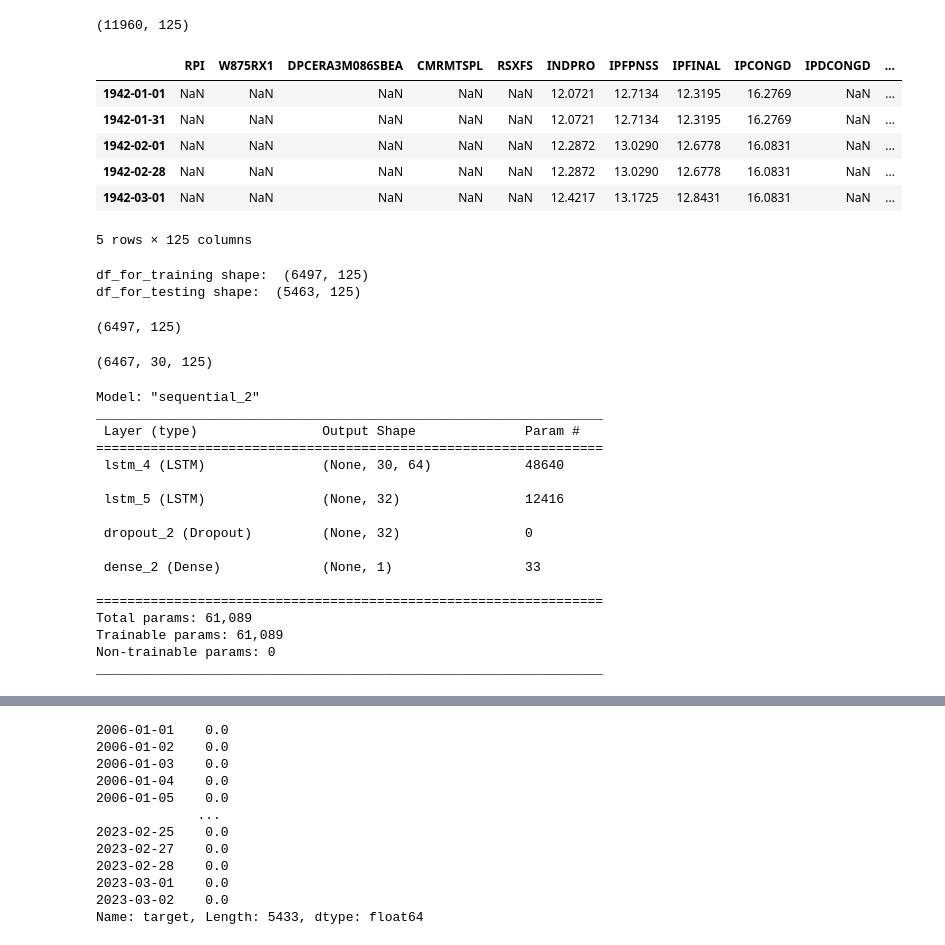
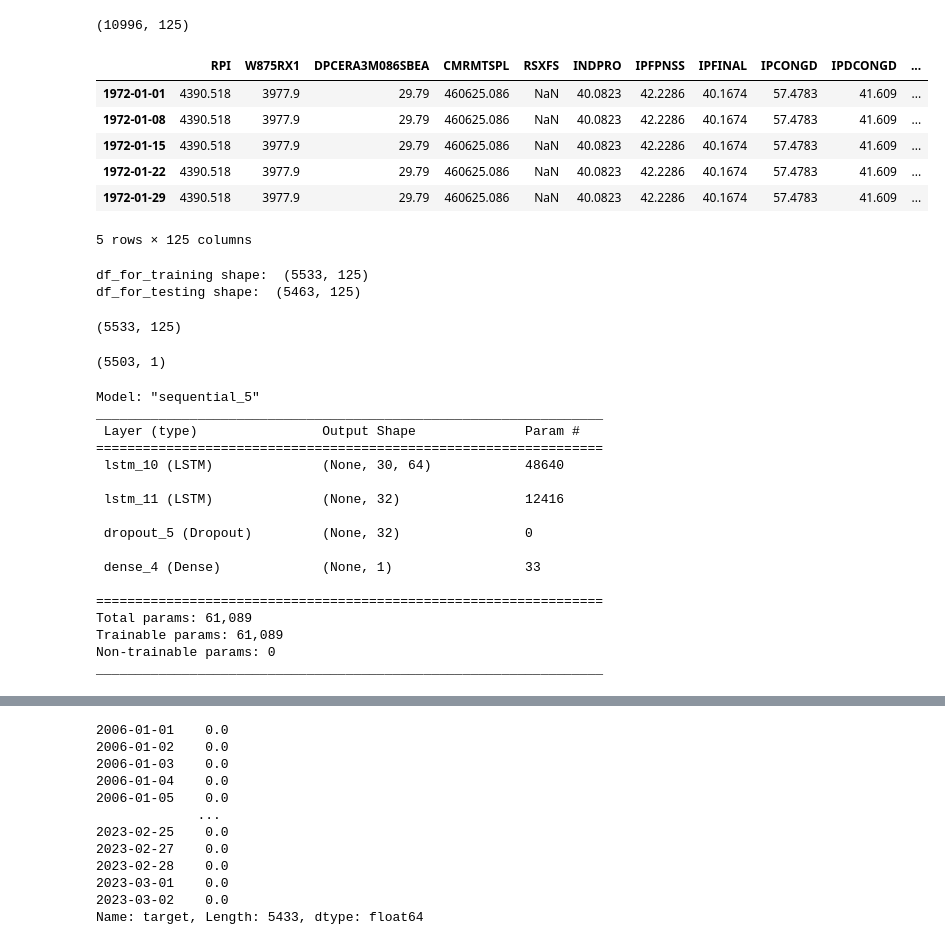
Before and after one commit to AmineMahdioui/projet-de-fin-d-annee, a Jupyter notebook: New try LSTM.ipynb, the cells around one changed output, grey strips where cells are left out. Cells and saved outputs as stored; diff of their text form; code cells hidden in the pictures.

```diff
--- a/New try LSTM.ipynb
+++ b/New try LSTM.ipynb
@@ -13,21 +32,21 @@ from pandas_datareader.data import DataReader
 # %%
 # df=yf.download("GE")
 # df.head()
 df=pd.read_csv('Data/HistoricalVariables.csv',index_col=0)
 df['target'] = recessions =  DataReader('USREC', 'fred', start='1800')
 df['target'].fillna(method='ffill',inplace=True)
 # df=df.fillna(-1)
-df=df['1942':]
+df=df['1972':]
 print(df.shape)
 df.head()
 # %% [output]
-(11960, 125)
+(10996, 125)
 |  | RPI | W875RX1 | DPCERA3M086SBEA | CMRMTSPL | RSXFS | INDPRO | IPFPNSS | IPFINAL | IPCONGD | IPDCONGD | ... |
-| 1942-01-01 | NaN | NaN | NaN | NaN | NaN | 12.0721 | 12.7134 | 12.3195 | 16.2769 | NaN | ... |
-| 1942-01-31 | NaN | NaN | NaN | NaN | NaN | 12.0721 | 12.7134 | 12.3195 | 16.2769 | NaN | ... |
-| 1942-02-01 | NaN | NaN | NaN | NaN | NaN | 12.2872 | 13.0290 | 12.6778 | 16.0831 | NaN | ... |
-| 1942-02-28 | NaN | NaN | NaN | NaN | NaN | 12.2872 | 13.0290 | 12.6778 | 16.0831 | NaN | ... |
-| 1942-03-01 | NaN | NaN | NaN | NaN | NaN | 12.4217 | 13.1725 | 12.8431 | 16.0831 | NaN | ... |
+| 1972-01-01 | 4390.518 | 3977.9 | 29.79 | 460625.086 | NaN | 40.0823 | 42.2286 | 40.1674 | 57.4783 | 41.609 | ... |
+| 1972-01-08 | 4390.518 | 3977.9 | 29.79 | 460625.086 | NaN | 40.0823 | 42.2286 | 40.1674 | 57.4783 | 41.609 | ... |
+| 1972-01-15 | 4390.518 | 3977.9 | 29.79 | 460625.086 | NaN | 40.0823 | 42.2286 | 40.1674 | 57.4783 | 41.609 | ... |
+| 1972-01-22 | 4390.518 | 3977.9 | 29.79 | 460625.086 | NaN | 40.0823 | 42.2286 | 40.1674 | 57.4783 | 41.609 | ... |
+| 1972-01-29 | 4390.518 | 3977.9 | 29.79 | 460625.086 | NaN | 40.0823 | 42.2286 | 40.1674 | 57.4783 | 41.609 | ... |
 5 rows × 125 columns
 # %%
 test_split=round(len(df)*0.20)
@@ -36,7 +55,7 @@ df_for_testing=df["2006":]
 print('df_for_training shape: ',df_for_training.shape)
 print('df_for_testing shape: ',df_for_testing.shape)
 # %% [output]
-df_for_training shape:  (6497, 125)
+df_for_training shape:  (5533, 125)
 df_for_testing shape:  (5463, 125)
 # %%
 scaler = MinMaxScaler(feature_range=(0,1))
@@ -59,11 +78,11 @@ testX,testY=createXY(df_for_testing_scaled,n_lookback=30,n_forecast=1)
 # %%
 df_for_training_scaled.shape
 # %% [output]
-(6497, 125)
+(5533, 125)
 # %%
-trainX.shape
+trainY.shape
 # %% [output]
-(6467, 30, 125)
+(5503, 1)
 # %%
 model = Sequential()
 model.add(LSTM(64, activation='relu', input_shape=(trainX.shape[1], trainX.shape[2]), return_sequences=True))
@@ -74,17 +93,17 @@ model.add(Dense(trainY.shape[1]))
 model.compile(optimizer='adam', loss='mse')
 model.summary()
 # %% [output]
-Model: "sequential_2"
+Model: "sequential_5"
 _________________________________________________________________
  Layer (type)                Output Shape              Param #
 =================================================================
- lstm_4 (LSTM)               (None, 30, 64)            48640
+ lstm_10 (LSTM)              (None, 30, 64)            48640
 
- lstm_5 (LSTM)               (None, 32)                12416
+ lstm_11 (LSTM)              (None, 32)                12416
 
- dropout_2 (Dropout)         (None, 32)                0
+ dropout_5 (Dropout)         (None, 32)                0
 
- dense_2 (Dense)             (None, 1)                 33
+ dense_4 (Dense)             (None, 1)                 33
 
 =================================================================
 Total params: 61,089
```
Also changed, not shown: parts of 10 cells of this notebook.
